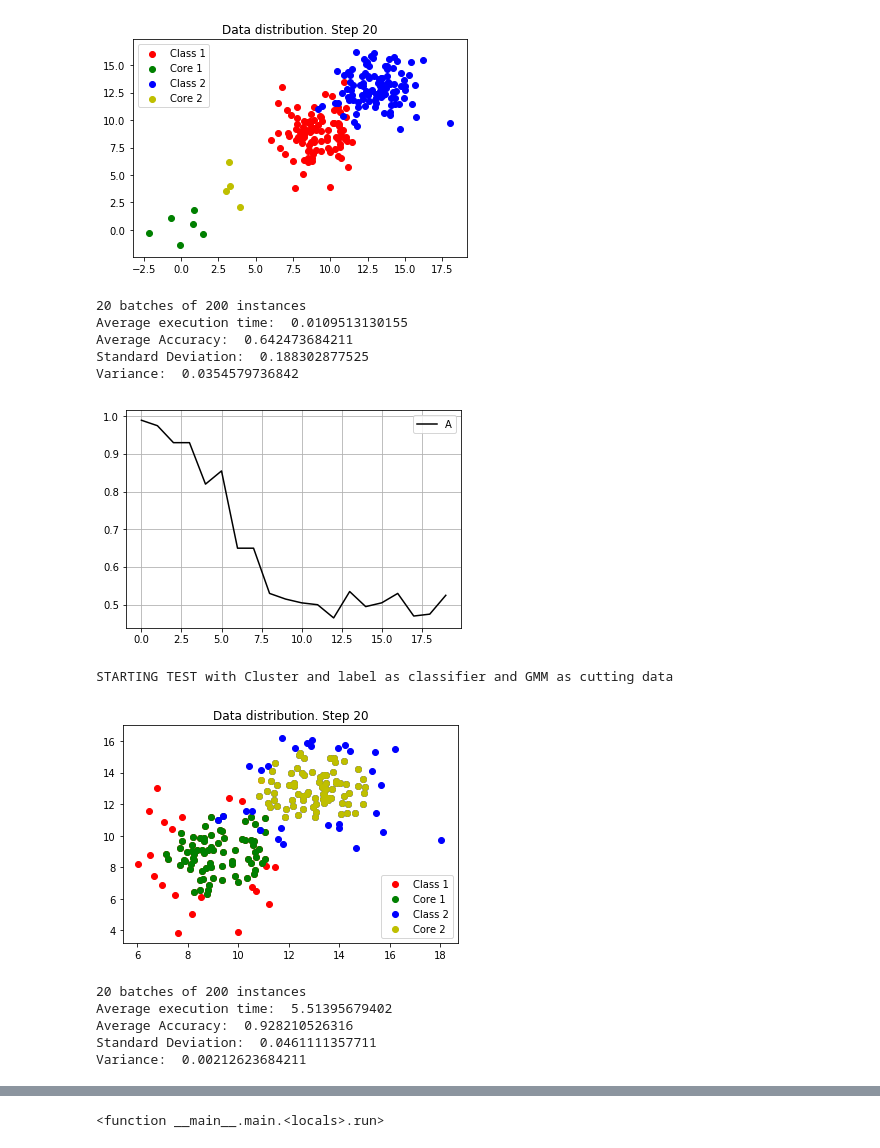
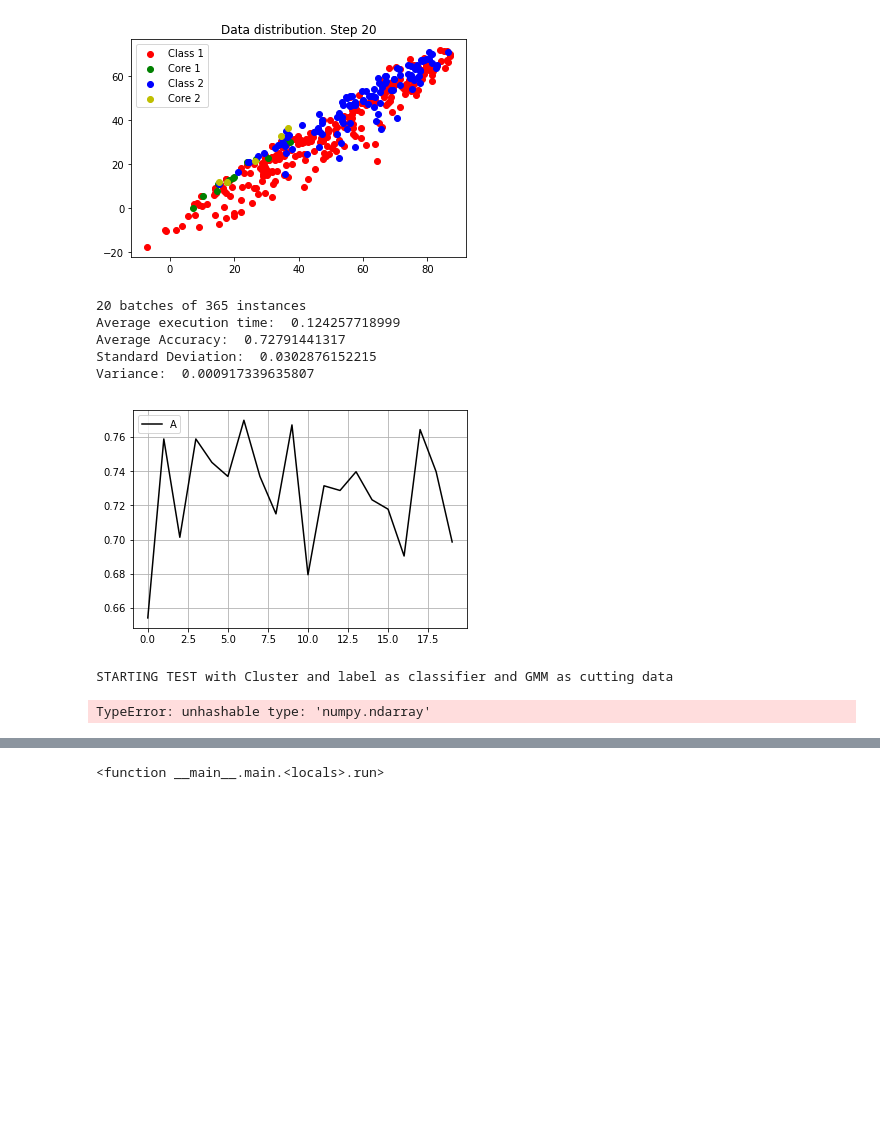
Before and after one commit to raulsenaferreira/Systems-Engineering, a Jupyter notebook: Dissertation/GMMCoreExtract_VS_SVM.ipynb, the cells around one changed output, grey strips where cells are left out. Drawn from its saved outputs; the diff is of its cells as text; code cells hidden in the pictures; blank space fills up the shorter version.

```diff
--- a/Dissertation/GMMCoreExtract_VS_SVM.ipynb
+++ b/Dissertation/GMMCoreExtract_VS_SVM.ipynb
@@ -37,7 +37,7 @@ class Experiment():
 
 
 def doExperiments(dataValues, dataLabels, experiments, numberOfTimes, batches):
-    sizeOfBatch = 200#int(len(dataLabels)/batches)
+    sizeOfBatch = 365#int(len(dataLabels)/batches)
 
     for name, e in experiments.items():
         CoreX = []
@@ -79,46 +79,41 @@ def main():
     sep = '\\'
 
     if is_windows == False:
         sep = '/'
 
     path = os.getcwd()+sep+'experiments/data'+sep
 
     #loading a dataset
-    #dataValues, dataLabels = setup.loadNOAADataset(path)
-    dataValues, dataLabels = setup.load2CDT(path)
+    dataValues, dataLabels = setup.loadNOAADataset(path)
+    #dataValues, dataLabels = setup.load2CDT(path)
 
     '''
     SVM Linear Kernel
     '''
     experiments[1] = Experiment(kmeans_svm)
 
 
     ''' Proposed Method 1 (GMM extracting core supports) '''
     experiments[2] = Experiment(proposed_gmm_core_extraction)
 
 
     #running pywidget
     def run(batches):
         doExperiments(dataValues, dataLabels, experiments, 1, batches)
 
     v = interact(run, batches=(1, 40, 1));
     display(v)
 
 
 if __name__ == "__main__":
     main()
 # %% [output]
-[figure, old version]
+[figure, new version]
-20 batches of 200 instances
-Average execution time:  0.0109513130155
-Average Accuracy:  0.642473684211
-Standard Deviation:  0.188302877525
-Variance:  0.0354579736842
+20 batches of 365 instances
+Average execution time:  0.124257718999
+Average Accuracy:  0.72791441317
+Standard Deviation:  0.0302876152215
+Variance:  0.000917339635807
-[figure, old version]
+[figure, new version]
 STARTING TEST with Cluster and label as classifier and GMM as cutting data
-[figure, removed]
-20 batches of 200 instances
-Average execution time:  5.51395679402
-Average Accuracy:  0.928210526316
-Standard Deviation:  0.0461111357711
-Variance:  0.00212623684211
+TypeError: unhashable type: 'numpy.ndarray'
```
Also changed, not shown: parts of 1 cell of this notebook, 8 other files.
